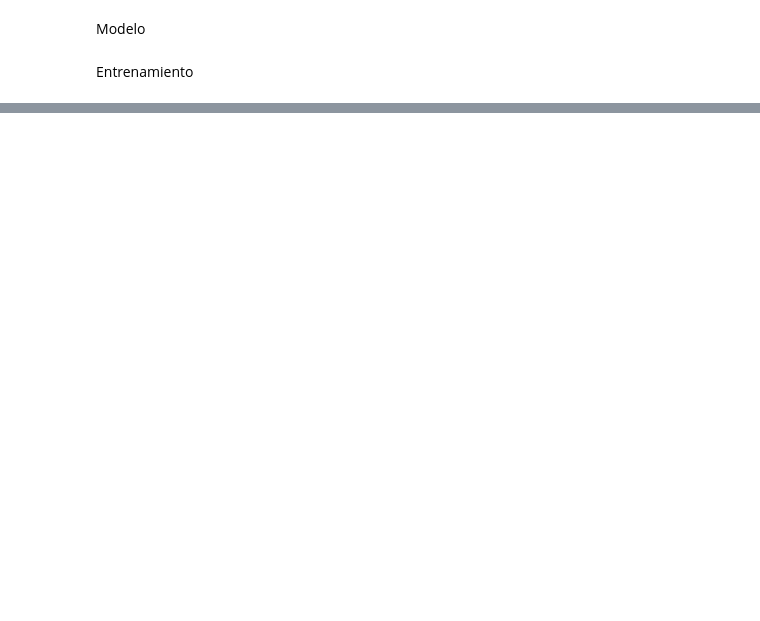
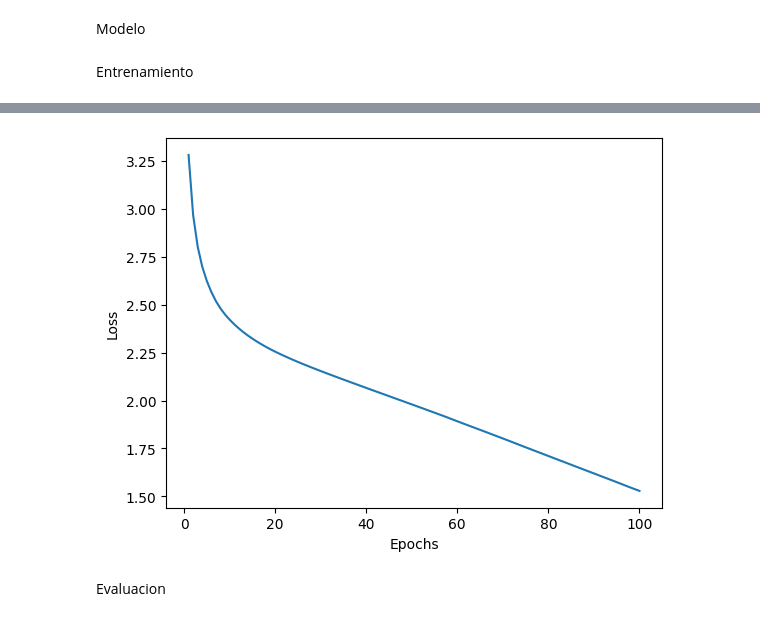
Before and after one commit to Daniel9ad/LaboratoriosIA2, a Jupyter notebook: Lab01/Lab01.ipynb, the cells around one changed output, grey strips where cells are left out. Drawn from its saved outputs; the diff is of its cells as text; code cells hidden in the pictures; blank space fills up the shorter version.

```diff
--- a/Lab01/Lab01.ipynb
+++ b/Lab01/Lab01.ipynb
@@ -9,11 +14,11 @@ Dataset
 # %%
 data = loadmat('emnist-digits.mat')
 # %%
-X_train = data['dataset']['train'][0][0]['images'][0][0].astype('float64')[0:10000,:]
-y_train = data['dataset']['train'][0][0]['labels'][0][0].ravel().astype('float64')[0:10000]
+X_train = data['dataset']['train'][0][0]['images'][0][0].astype('float64')#[0:10000,:]
+y_train = data['dataset']['train'][0][0]['labels'][0][0].ravel().astype('float64')#[0:10000]
 #y_train[y_train==26] = 0
-X_test = data['dataset']['test'][0][0]['images'][0][0].astype('float64')[0:1000,:]
-y_test = data['dataset']['test'][0][0]['labels'][0][0].ravel().astype('float64')[0:1000]
+X_test = data['dataset']['test'][0][0]['images'][0][0].astype('float64')#[0:1000,:]
+y_test = data['dataset']['test'][0][0]['labels'][0][0].ravel().astype('float64')#[0:1000]
 #y_test[y_test==26] = 0
 print(f'forma X_train {X_train.shape} forma y_train {y_train.shape}')
 print(f'forma X_test {X_test.shape} forma y_test {y_test.shape}')
@@ -46,6 +51,9 @@ Funciones de activacion y pertida
 # función de pérdida y derivada
 def softmax(x):
     return torch.exp(x) / torch.exp(x).sum(axis=-1,keepdims=True)
+
+def sigmoid(x):
+	return 1 / (1 + torch.exp(-x))
 
 def cross_entropy(output, target):
     logits = output[torch.arange(len(output)), target]
@@ -55,7 +63,7 @@ def cross_entropy(output, target):
 # %% [markdown]
 Modelo
 # %%
-D_in, H1, H2, D_out = 784, 50, 20, 26
+D_in, H1, H2, D_out = 784, 300, 500, 26
 
 # Pesos capa oculta 1
 w1 = torch.tensor(np.random.normal(loc=0.0,
@@ -78,18 +86,35 @@ b3 = torch.zeros(D_out, requires_grad=True, device="cuda", dtype=torch.float)
 # convertimos datos a tensores y copiamos en gpu
 X_t = torch.from_numpy(X_train).float().cuda()
 Y_t = torch.from_numpy(y_train).long().cuda()
+# %%
+modelo = torch.nn.Sequential(
+    torch.nn.Linear(784, 300),
+	  torch.nn.ReLU(),
+    torch.nn.Linear(300, 500),
+	  torch.nn.ReLU(),
+    torch.nn.Linear(500, 26),
+).cuda()
+criterion = torch.nn.CrossEntropyLoss()
+optimizer = torch.optim.Adam(modelo.parameters())
+epochs = 100
+for e in range(1, epochs+1):
+    y_pred = modelo(X_t)
+    loss = criterion(y_pred, Y_t)
+    optimizer.zero_grad()
+    loss.backward()
+    optimizer.step()
 # %% [markdown]
 Entrenamiento
 # %%
 epochs = 100
-lr = 0.8
-log_each = 10
+lr = 0.1
 l = []
 for e in range(1, epochs+1):
 
     # forward
     z1 = X_t.mm(w1) + b1
-    a1 = z1.clamp(min=0) # relu
+    #a1 = z1.clamp(min=0) # relu
+    a1 = sigmoid(z1)
     z2 = a1.mm(w2) + b2
     a2 = z2.clamp(min=0) # relu
     y_pred = a2.mm(w3) + b3
@@ -115,6 +140,12 @@ for e in range(1, epochs+1):
         b1.grad.zero_()
         b2.grad.zero_()
 
-    if not e % log_each:
+    if not e % 10:
         print(f"Epoch {e}/{epochs} Loss {np.mean(l):.5f}")
+
+# Grafica descenso
+plt.plot(range(1,epochs+1), l)
+plt.ylabel('Loss')
+plt.xlabel('Epochs')
+plt.show()
 # %% [output]
@@ -130,0 +162,3 @@ Epoch 100/100 Loss 1.20523
+[figure, added]
+# %% [markdown]
+Evaluacion
```
Also changed, not shown: parts of 5 cells of this notebook.
